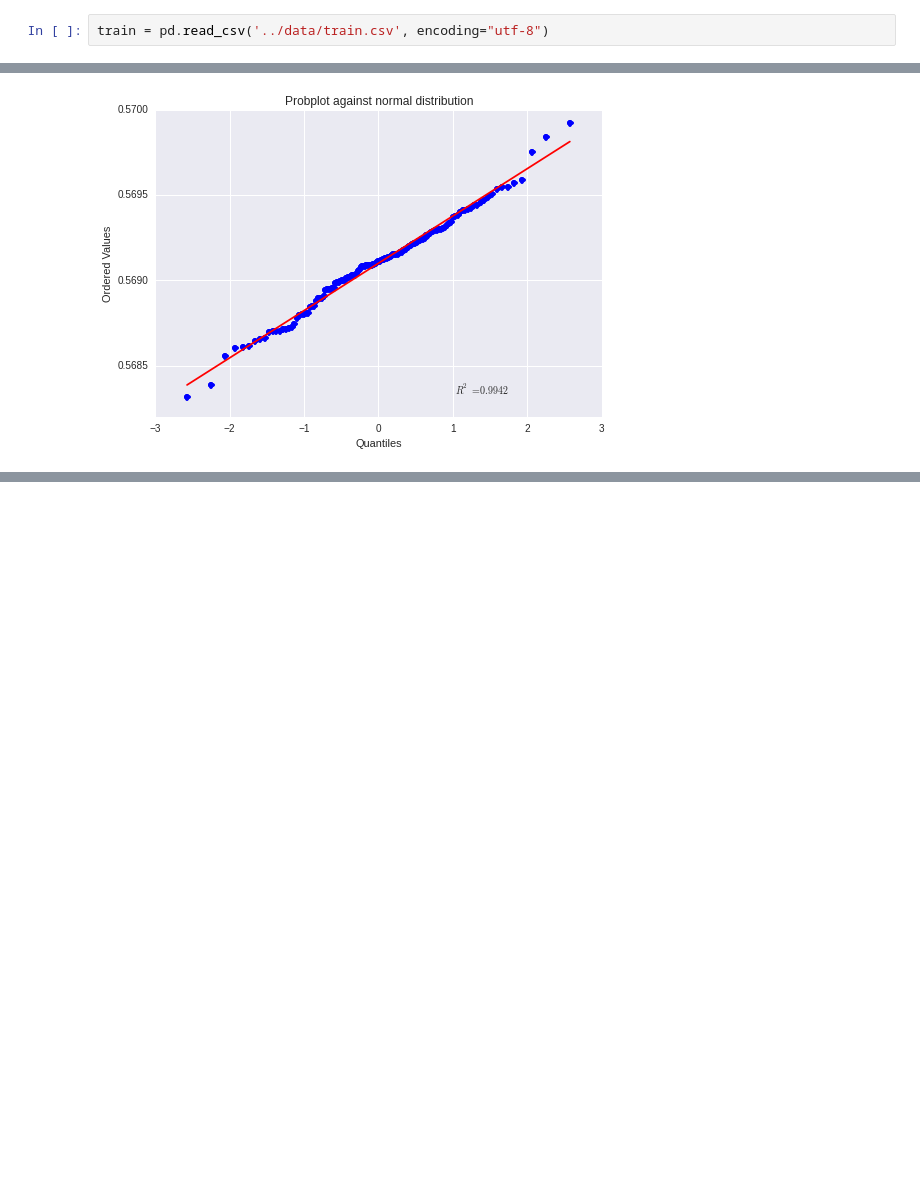
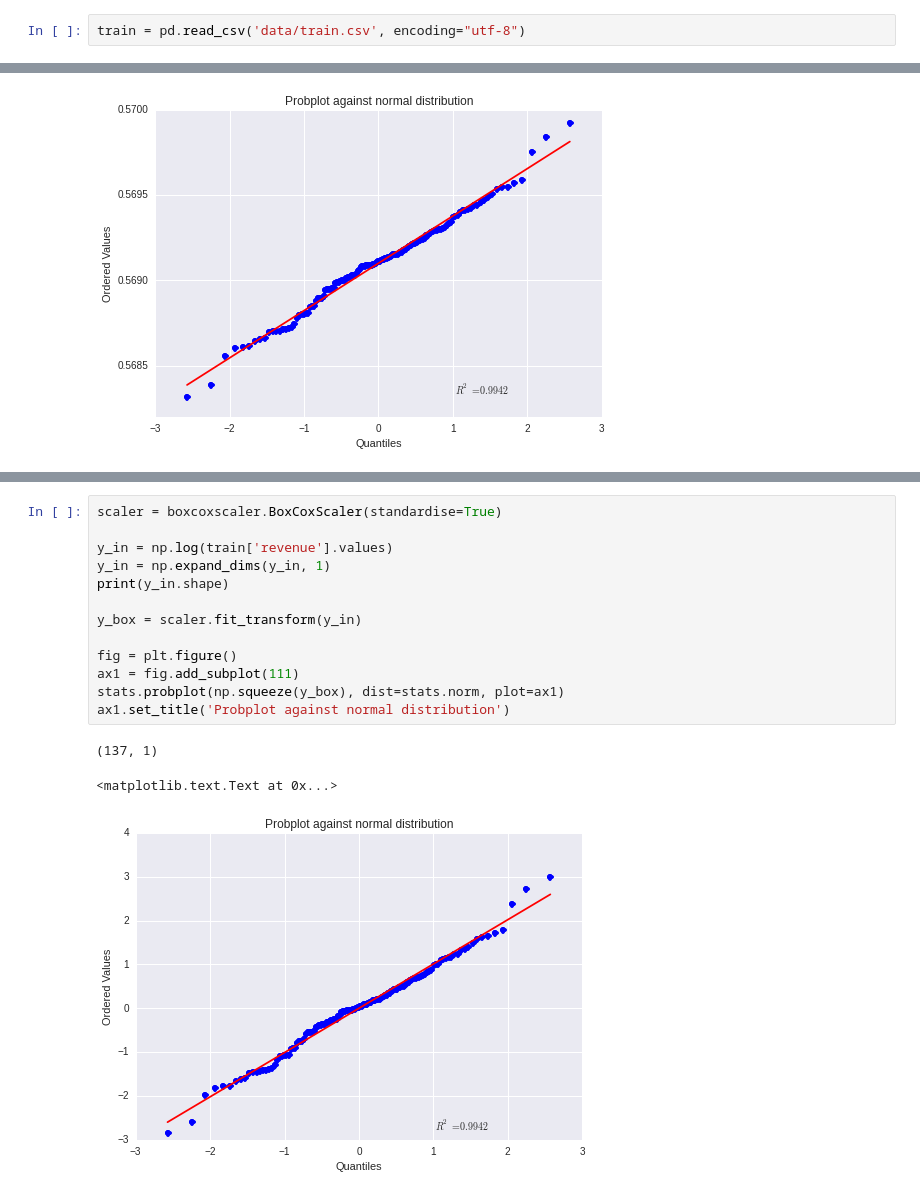
Before and after one commit to scottclowe/eat-it, a Jupyter notebook: notebooks/Data scaling.ipynb, the cells around one changed output, grey strips where cells are left out. Drawn from its saved outputs; the diff is of its cells as text; blank space fills up the shorter version.

```diff
--- a/notebooks/Data scaling.ipynb
+++ b/notebooks/Data scaling.ipynb
@@ -28,7 +32,7 @@ def uniquehist(x, bins=None):
         count[ix] = np.sum(x==xx)
     return ux, count
 # %%
-train = pd.read_csv('../data/train.csv', encoding="utf-8")
+train = pd.read_csv('data/train.csv', encoding="utf-8")
 # %%
 for col in cols:
     plt.bar(uhistdict[col][0],uhistdict[col][1])
@@ -161,0 +233,17 @@ ax1.set_title('Probplot against normal distribution')
+# %%
+scaler = boxcoxscaler.BoxCoxScaler(standardise=True)
+
+y_in = np.log(train['revenue'].values)
+y_in = np.expand_dims(y_in, 1)
+print(y_in.shape)
+
+y_box = scaler.fit_transform(y_in)
+
+fig = plt.figure()
+ax1 = fig.add_subplot(111)
+stats.probplot(np.squeeze(y_box), dist=stats.norm, plot=ax1)
+ax1.set_title('Probplot against normal distribution')
+# %% [output]
+(137, 1)
+<matplotlib.text.Text at 0x...>
+[figure, added]
```
Also changed, not shown: parts of 18 cells of this notebook, 39 other files.
